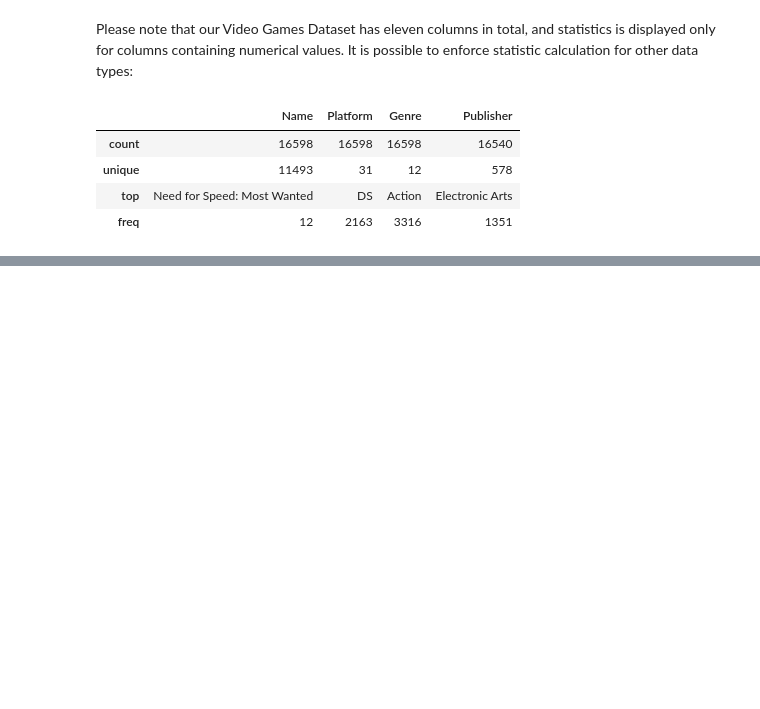
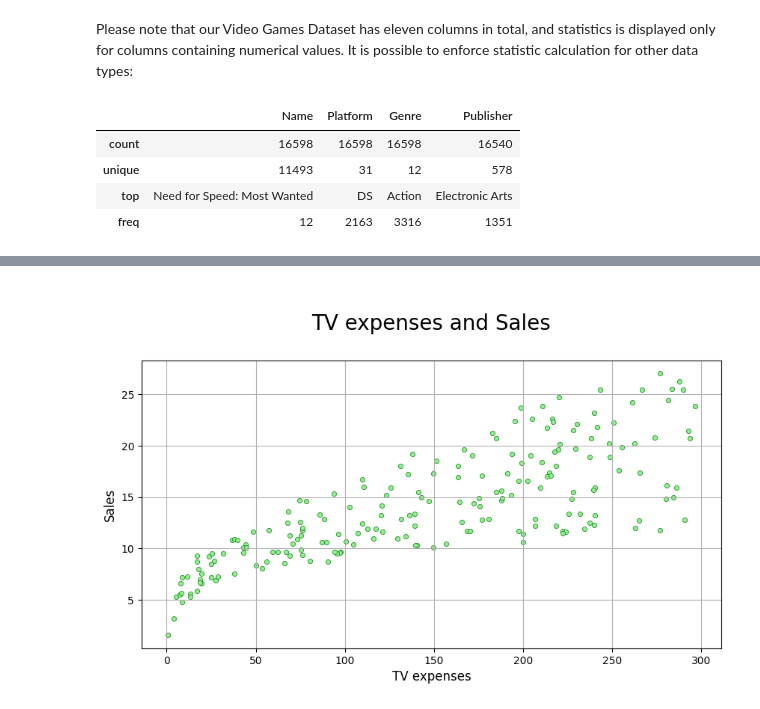
Before and after one commit to goodmldata/Pandas-Tutorial, a Jupyter notebook: 02_Pandas_Dataframes.ipynb, the cells around one changed output, grey strips where cells are left out. Cells and saved outputs as stored; diff of their text form; code cells hidden in the pictures; blank space fills up the shorter version.

```diff
--- a/02_Pandas_Dataframes.ipynb
+++ b/02_Pandas_Dataframes.ipynb
@@ -632,0 +669,27 @@ df_sales[pd.isna(df_sales["Year"])]
+# %%
+# Exercise 2: (e): Plotting TV expenses versus Sales data
+
+from matplotlib import pyplot as plt
+import pandas as pd
+
+# Reading data from file
+dfile = "data/advertising.csv"
+df_advertising = pd.read_csv(dfile, index_col=0)
+
+# Arranging plot data
+tv = df_advertising["TV"]
+sales = df_advertising["sales"]
+
+# Plot
+plt.figure(figsize=(10, 5))
+plt.scatter(tv, sales, s=20, color="lightgreen", edgecolor="green", lw=0.5)
+plt.title("\nTV expenses and Sales\n", fontsize=20)
+
+# Axis labels
+plt.xlabel("TV expenses", fontsize=12)
+plt.ylabel("Sales", fontsize=12)
+
+plt.grid()
+plt.show()
+# %% [output]
+[figure, added]
```
Also changed, not shown: parts of 29 cells of this notebook.
